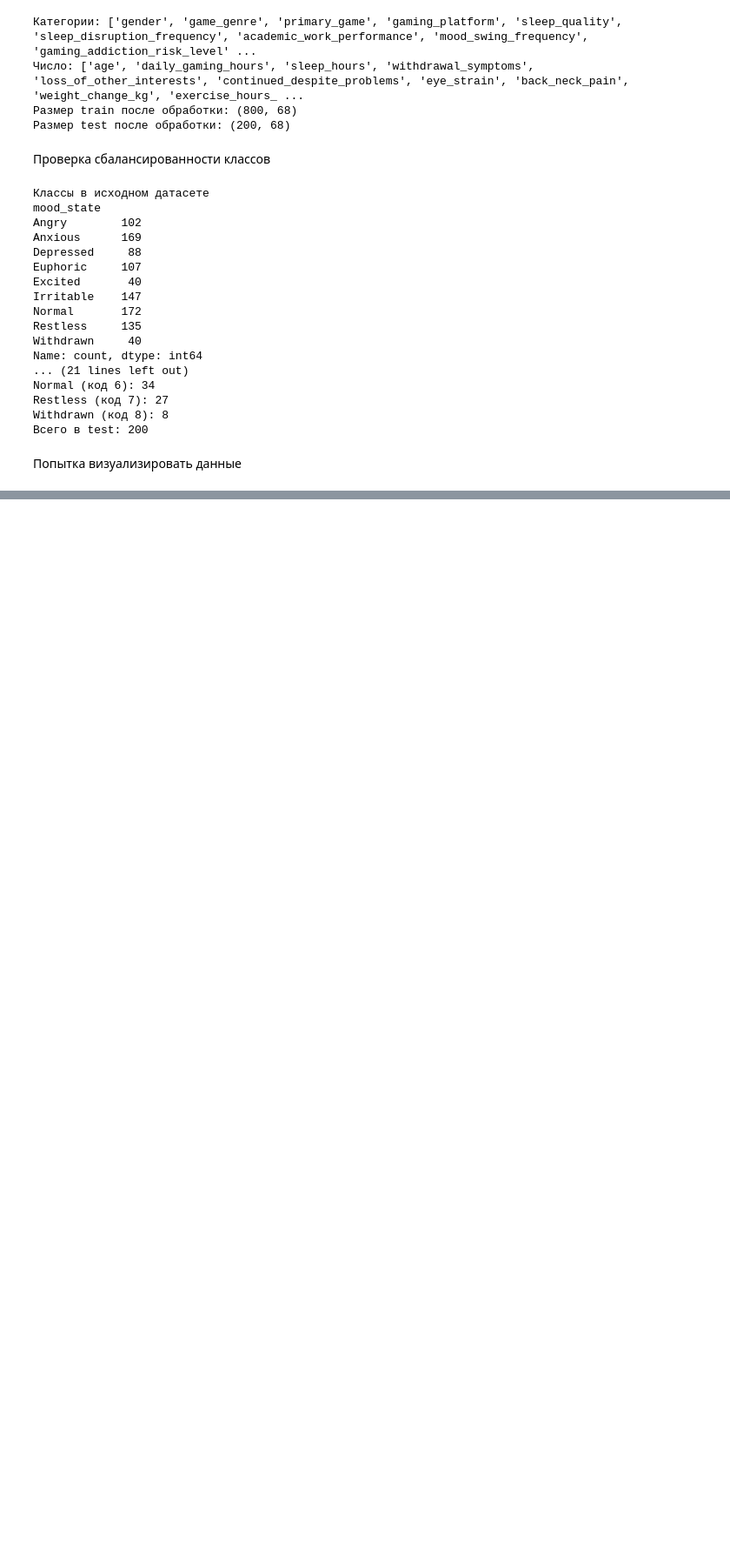
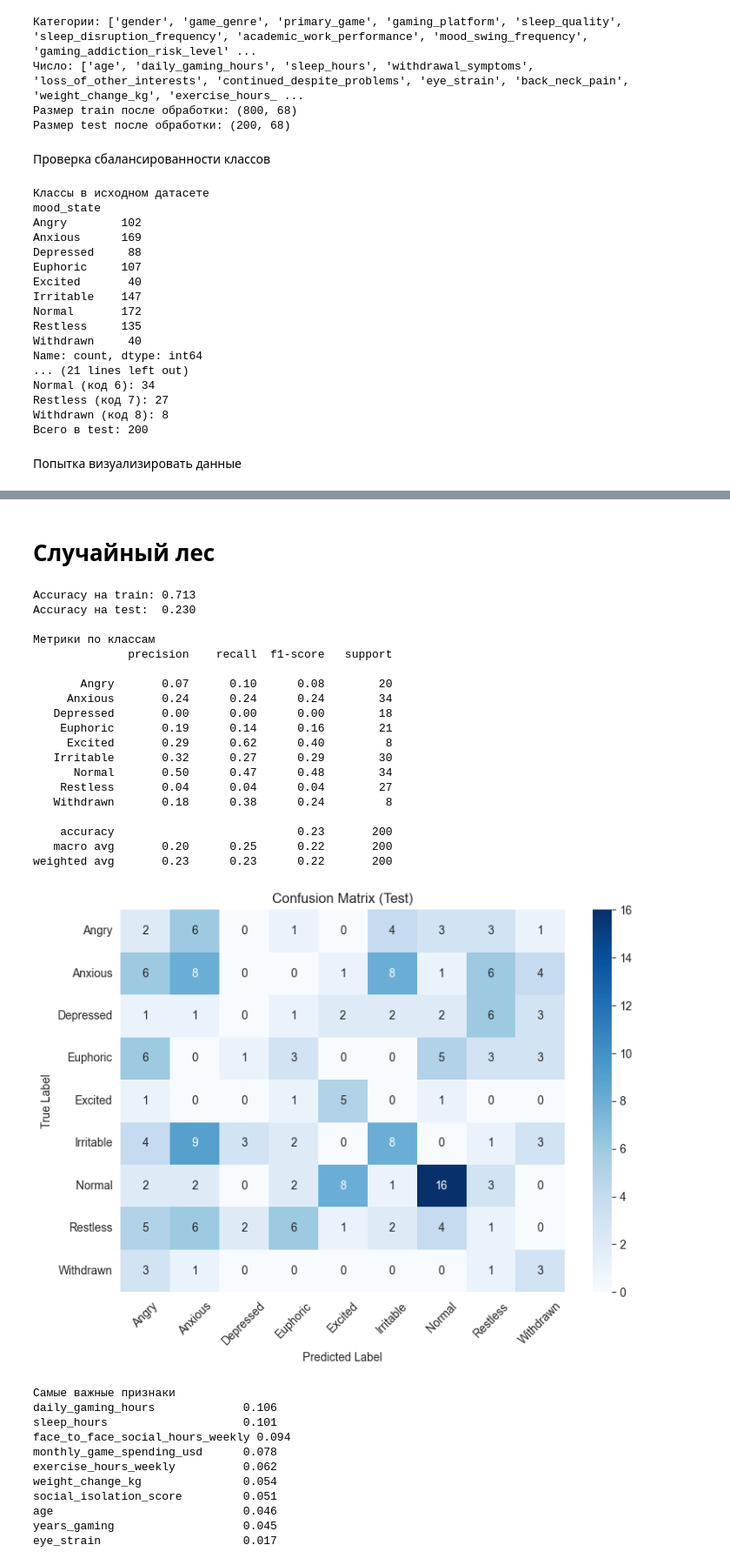
Before and after one commit to SavinskiVladimir/IntelliganceSystems, a Jupyter notebook: classification/gamers.ipynb, the cells around one changed output, grey strips where cells are left out. Shown at 87% size. Saved outputs shown, nothing was run; the diff lists cells and outputs as text; code cells hidden in the pictures; blank space fills up the shorter version.

```diff
--- a/classification/gamers.ipynb
+++ b/classification/gamers.ipynb
@@ -189,0 +193,76 @@ PC10: 0.024 (2.4%)
+# %% [markdown]
+# Случайный лес
+# %%
+rf = RandomForestClassifier(n_estimators=200,
+                            max_depth=6,
+                            min_samples_split=10,
+                            min_samples_leaf=5,
+                            class_weight='balanced',
+                            random_state=42)
+rf.fit(X_train_processed, y_train)
+
+y_pred_train = rf.predict(X_train_processed)
+y_pred_test = rf.predict(X_test_processed)
+
+print(f"Accuracy на train: {accuracy_score(y_train, y_pred_train):.3f}")
+print(f"Accuracy на test:  {accuracy_score(y_test, y_pred_test):.3f}")
+print()
+
+print("Метрики по классам")
+target_names = le_target.classes_
+print(classification_report(y_test, y_pred_test, target_names=target_names, zero_division=0))
+
+cm = confusion_matrix(y_test, y_pred_test)
+plt.figure(figsize=(8, 6))
+sns.heatmap(cm, annot=True, fmt='d', cmap='Blues',
+            xticklabels=target_names, yticklabels=target_names)
+plt.title('Confusion Matrix (Test)')
+plt.ylabel('True Label')
+plt.xlabel('Predicted Label')
+plt.xticks(rotation=45)
+plt.yticks(rotation=0)
+plt.tight_layout()
+plt.show()
+
+# самые важные признаки
+feature_names = (numeric_cols +
+                 list(preprocessor.named_transformers_['cat']
+                      .get_feature_names_out(categorical_cols)))
+importances = rf.feature_importances_
+top_idx = np.argsort(importances)[-10:]
+
+print("\nСамые важные признаки")
+for i in top_idx[::-1]:
+    print(f"{feature_names[i]:30} {importances[i]:.3f}")
+# %% [output]
+Accuracy на train: 0.713
+Accuracy на test:  0.230
+
+Метрики по классам
+              precision    recall  f1-score   support
+
+       Angry       0.07      0.10      0.08        20
+     Anxious       0.24      0.24      0.24        34
+   Depressed       0.00      0.00      0.00        18
+    Euphoric       0.19      0.14      0.16        21
+     Excited       0.29      0.62      0.40         8
+   Irritable       0.32      0.27      0.29        30
+      Normal       0.50      0.47      0.48        34
+    Restless       0.04      0.04      0.04        27
+   Withdrawn       0.18      0.38      0.24         8
+
+    accuracy                           0.23       200
+   macro avg       0.20      0.25      0.22       200
+weighted avg       0.23      0.23      0.22       200
+[figure, added]
+Самые важные признаки
+daily_gaming_hours             0.106
+sleep_hours                    0.101
+face_to_face_social_hours_weekly 0.094
+monthly_game_spending_usd      0.078
+exercise_hours_weekly          0.062
+weight_change_kg               0.054
+social_isolation_score         0.051
+age                            0.046
+years_gaming                   0.045
+eye_strain                     0.017
```
Also changed, not shown: parts of 4 cells of this notebook.
